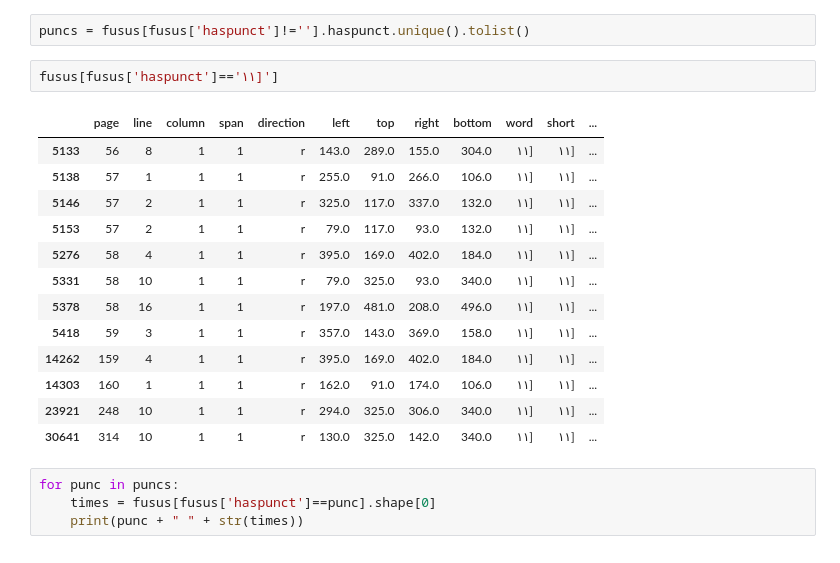
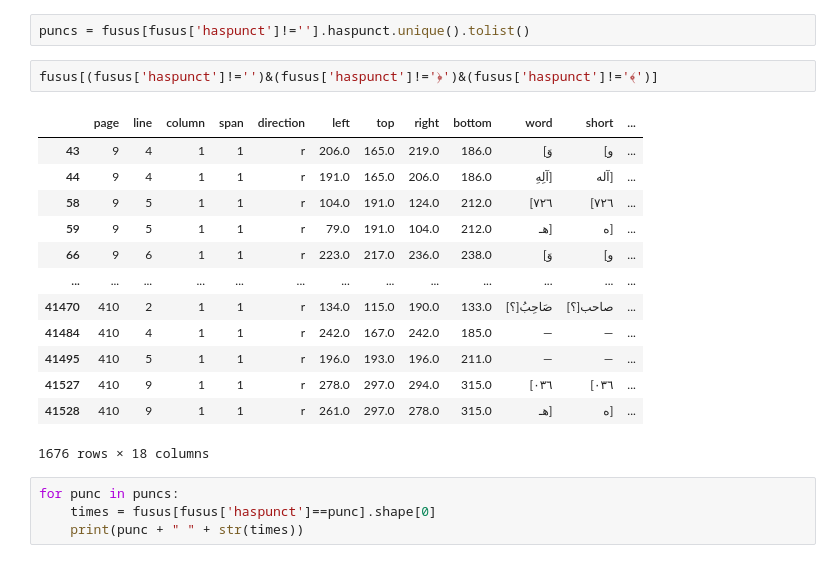
Before and after one commit to among/fusus, a Jupyter notebook: fusust-text-laboratory/FususReworking.ipynb, the cells around one changed output. Drawn from its saved outputs; the diff is of its cells as text.

```diff
--- a/fusust-text-laboratory/FususReworking.ipynb
+++ b/fusust-text-laboratory/FususReworking.ipynb
@@ -113,21 +122,21 @@ fusus.haspunct.value_counts().to_frame().head(60)
 # %%
 puncs = fusus[fusus['haspunct']!=''].haspunct.unique().tolist()
 # %%
-fusus[fusus['haspunct']=='١١]']
+fusus[(fusus['haspunct']!='')&(fusus['haspunct']!='﴿')&(fusus['haspunct']!='﴾')]
 # %% [output]
 |  | page | line | column | span | direction | left | top | right | bottom | word | short | ... |
-| 5133 | 56 | 8 | 1 | 1 | r | 143.0 | 289.0 | 155.0 | 304.0 | ١١] | ١١] | ... |
-| 5138 | 57 | 1 | 1 | 1 | r | 255.0 | 91.0 | 266.0 | 106.0 | ١١] | ١١] | ... |
-| 5146 | 57 | 2 | 1 | 1 | r | 325.0 | 117.0 | 337.0 | 132.0 | ١١] | ١١] | ... |
-| 5153 | 57 | 2 | 1 | 1 | r | 79.0 | 117.0 | 93.0 | 132.0 | ١١] | ١١] | ... |
-| 5276 | 58 | 4 | 1 | 1 | r | 395.0 | 169.0 | 402.0 | 184.0 | ١١] | ١١] | ... |
-| 5331 | 58 | 10 | 1 | 1 | r | 79.0 | 325.0 | 93.0 | 340.0 | ١١] | ١١] | ... |
-| 5378 | 58 | 16 | 1 | 1 | r | 197.0 | 481.0 | 208.0 | 496.0 | ١١] | ١١] | ... |
-| 5418 | 59 | 3 | 1 | 1 | r | 357.0 | 143.0 | 369.0 | 158.0 | ١١] | ١١] | ... |
-| 14262 | 159 | 4 | 1 | 1 | r | 395.0 | 169.0 | 402.0 | 184.0 | ١١] | ١١] | ... |
-| 14303 | 160 | 1 | 1 | 1 | r | 162.0 | 91.0 | 174.0 | 106.0 | ١١] | ١١] | ... |
-| 23921 | 248 | 10 | 1 | 1 | r | 294.0 | 325.0 | 306.0 | 340.0 | ١١] | ١١] | ... |
-| 30641 | 314 | 10 | 1 | 1 | r | 130.0 | 325.0 | 142.0 | 340.0 | ١١] | ١١] | ... |
+| 43 | 9 | 4 | 1 | 1 | r | 206.0 | 165.0 | 219.0 | 186.0 | [وَ | [و | ... |
+| 44 | 9 | 4 | 1 | 1 | r | 191.0 | 165.0 | 206.0 | 186.0 | آلِهِ] | آله] | ... |
+| 58 | 9 | 5 | 1 | 1 | r | 104.0 | 191.0 | 124.0 | 212.0 | [٧٢٦ | [٧٢٦ | ... |
+| 59 | 9 | 5 | 1 | 1 | r | 79.0 | 191.0 | 104.0 | 212.0 | هـ] | ه] | ... |
+| 66 | 9 | 6 | 1 | 1 | r | 223.0 | 217.0 | 236.0 | 238.0 | [وَ | [و | ... |
+| ... | ... | ... | ... | ... | ... | ... | ... | ... | ... | ... | ... | ... |
+| 41470 | 410 | 2 | 1 | 1 | r | 134.0 | 115.0 | 190.0 | 133.0 | [؟]صَاحِبُ | [؟]صاحب | ... |
+| 41484 | 410 | 4 | 1 | 1 | r | 242.0 | 167.0 | 242.0 | 185.0 | ― | ― | ... |
+| 41495 | 410 | 5 | 1 | 1 | r | 196.0 | 193.0 | 196.0 | 211.0 | ― | ― | ... |
+| 41527 | 410 | 9 | 1 | 1 | r | 278.0 | 297.0 | 294.0 | 315.0 | [٠٣٦ | [٠٣٦ | ... |
+| 41528 | 410 | 9 | 1 | 1 | r | 261.0 | 297.0 | 278.0 | 315.0 | هـ] | ه] | ... |
+1676 rows × 18 columns
 # %%
 for punc in puncs:
     times = fusus[fusus['haspunct']==punc].shape[0]
```
Also changed, not shown: parts of 11 cells of this notebook, 3 other files.
